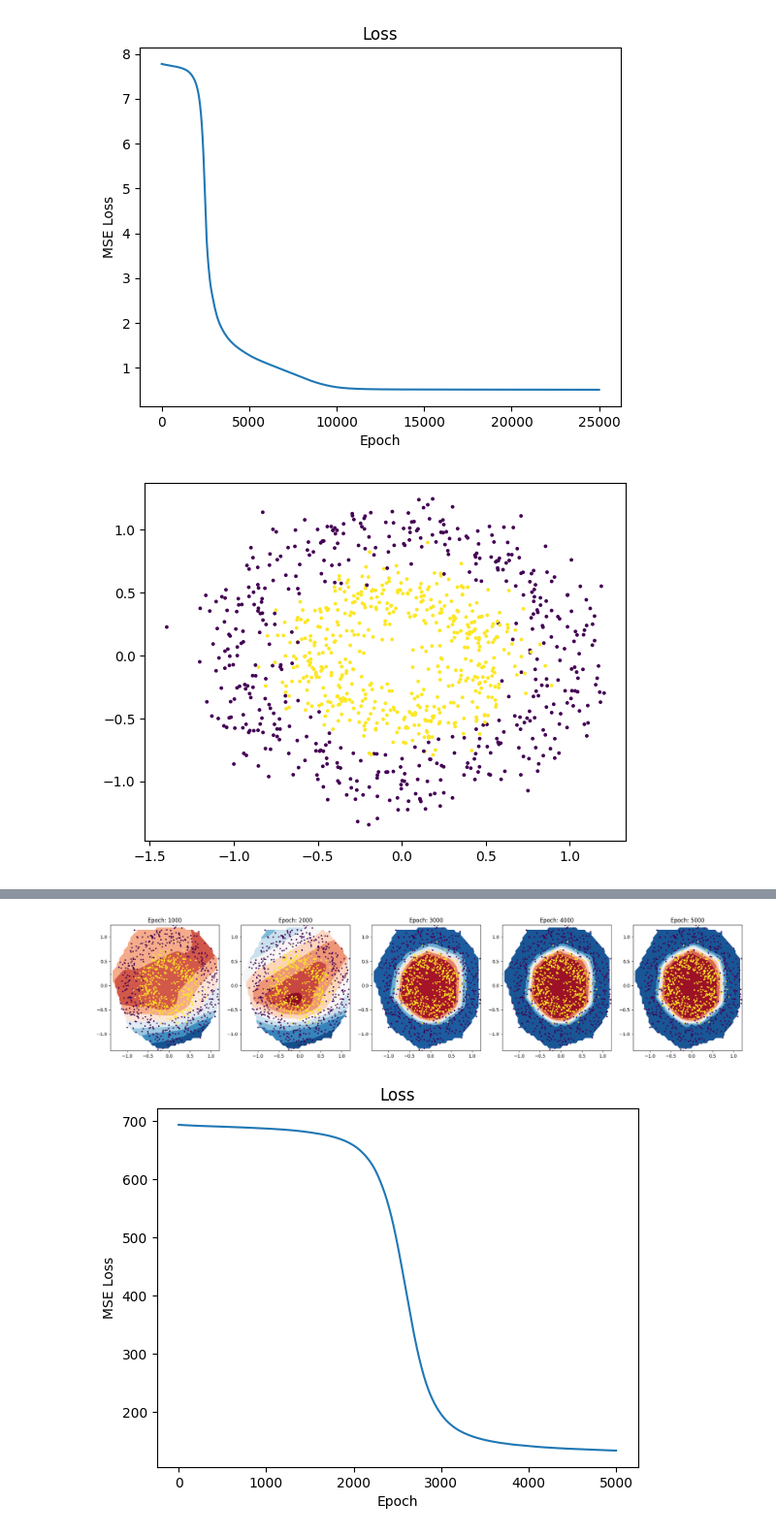
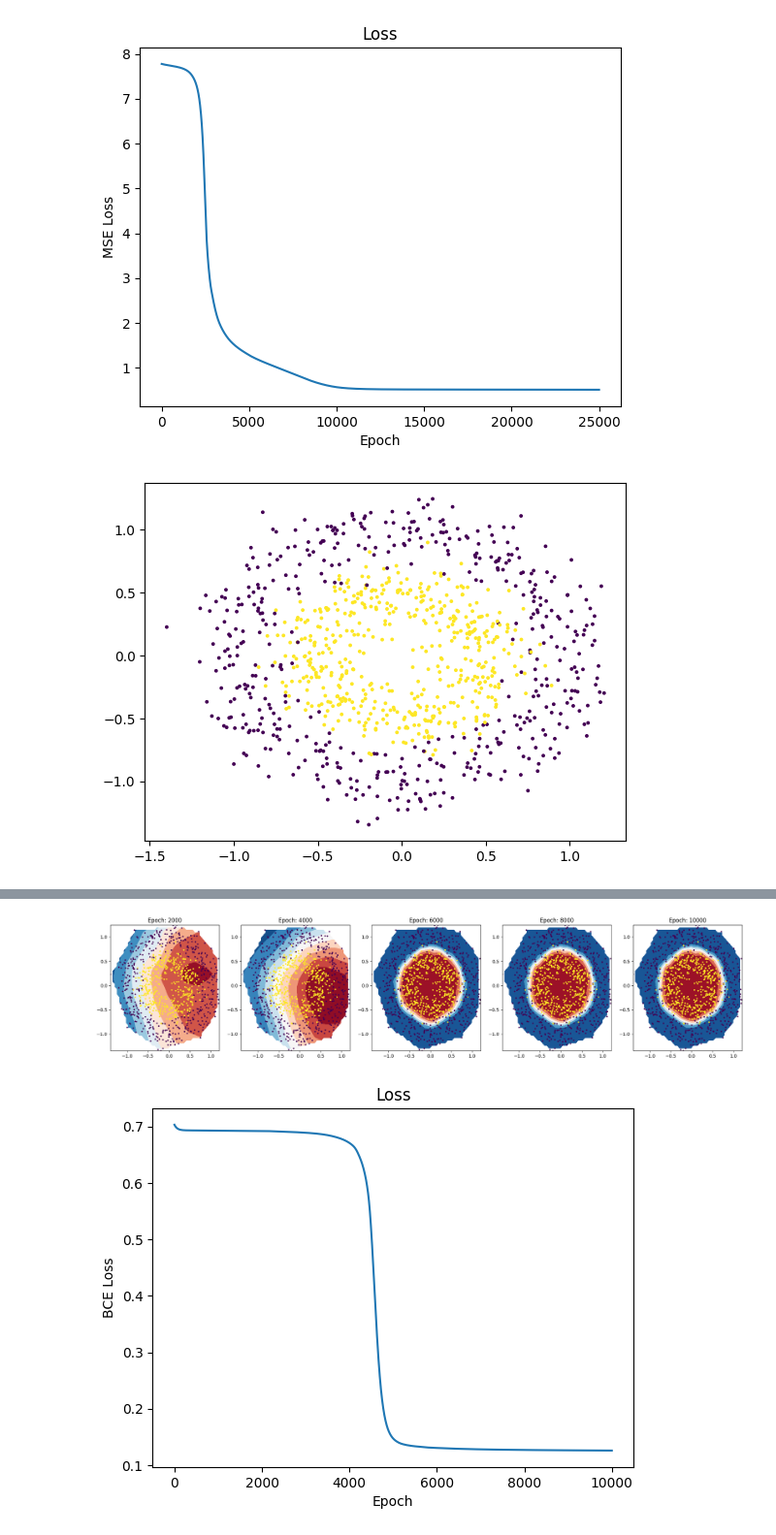
Before and after one commit to avishekdas539/CodeThatPaper, a Jupyter notebook: FullyConnectedNetwork/dense_with_activation.ipynb, the cells around one changed output, grey strips where cells are left out. Shown at 97% size. Drawn from its saved outputs; the diff is of its cells as text; code cells hidden in the pictures.

```diff
--- a/FullyConnectedNetwork/dense_with_activation.ipynb
+++ b/FullyConnectedNetwork/dense_with_activation.ipynb
@@ -3,7 +3,3 @@ import numpy as np
 import matplotlib.pyplot as plt
 from sklearn.datasets import make_classification, make_blobs, make_moons, make_circles
 from scipy.interpolate import griddata
-# %%
-x = np.array([[1,2,3],
-              [2,3,4]])
-x.sum(axis=0)
@@ -66,7 +60,7 @@ class MSELoss:
 class BinaryCrossEntropyLoss:
     def forward(self, y_true : np.ndarray, y_pred : np.ndarray):
         y_pred+=1e-3 # to avoid log(0)
-        loss = (- y_true*np.log(y_pred) - (1 - y_true) * np.log(np.abs(1 - y_pred))).sum(axis=1).mean()
+        loss = (- y_true*np.log(y_pred) - (1 - y_true) * np.log(np.abs(1 - y_pred))).sum(axis=0).mean()
         return loss
 
     def grad(self, y_true : np.ndarray, y_pred : np.ndarray):
@@ -354,15 +348,15 @@ model3.summary()
 # Training Loop
 epochs = []
 losses = []
-e = 5000
-step = 1000
+e = 10000
+step = 2000
 fig, axs = plt.subplots(ncols=e//step, figsize=(5*e//step,5))
 for epoch in range(e):
     y_pred, cache = model3.forward(x)
     loss = model3.loss.forward(y, y_pred)
     epochs.append(epoch)
     losses.append(loss)
-    model3.backward(x, y, y_pred, cache,0.01)
+    model3.backward(x, y, y_pred, cache, 0.013)
     if (epoch+1)%step==0:
         print(f"Epoch: {epoch+1}, Loss: {loss}")
         X,Y,Z = plot_contour(x[0,:], x[1,:],y_pred.flatten())
@@ -373,7 +367,7 @@ plt.show()
 
 plt.plot(epochs, losses)
 plt.xlabel('Epoch')
-plt.ylabel('MSE Loss')
+plt.ylabel('BCE Loss')
 plt.title('Loss')
 plt.show()
 # %% [output]
@@ -396,2 +390,2 @@ Epoch: 5000, Loss: 133.59309937782928
-[figure, old version]
+[figure, new version]
-[figure, old version]
+[figure, new version]
```
Also changed, not shown: parts of 2 cells of this notebook.
